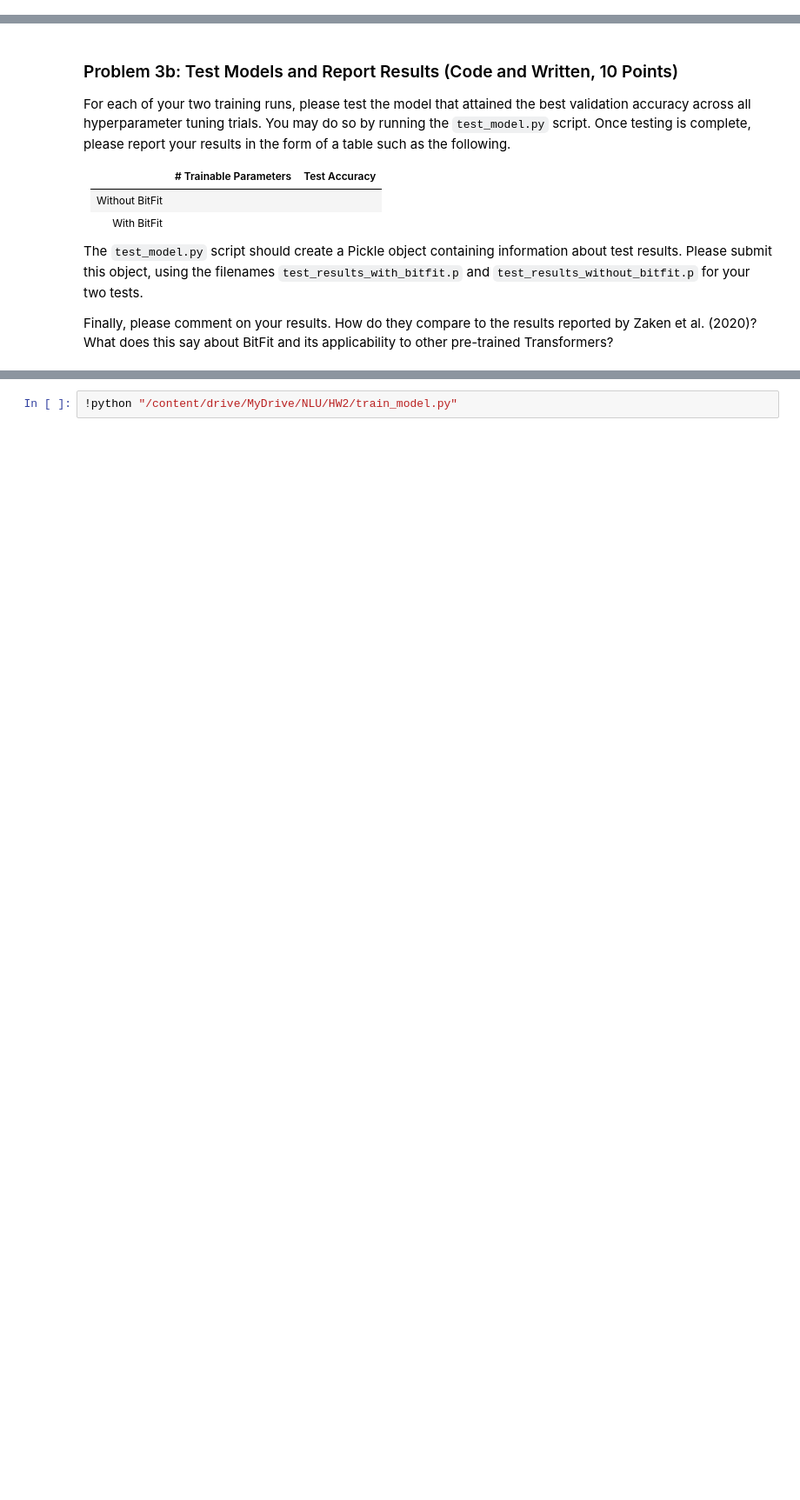
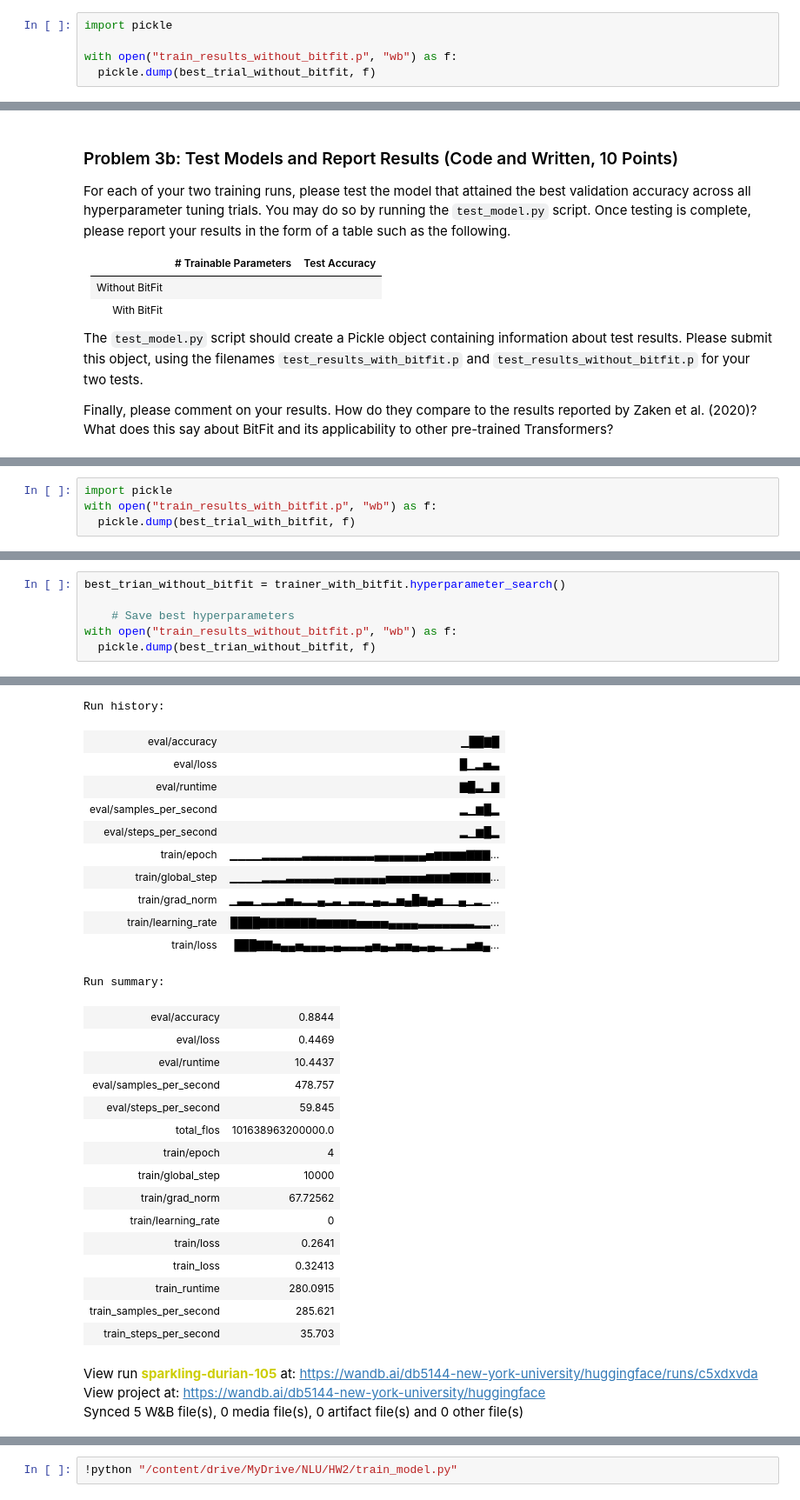
Before and after one commit to Deepali-BK/nlu_s25, a Jupyter notebook: hw2/hw2-pset.ipynb, the cells around one changed output, grey strips where cells are left out. Shown at 87% size. Cells and saved outputs as stored; diff of their text form; blank space fills up the shorter version.

```diff
--- a/hw2/hw2-pset.ipynb
+++ b/hw2/hw2-pset.ipynb
@@ -320,3 +310,8 @@ with open("train_results_without_bitfit.p", "wb") as f:
+# %%
+import pickle
+
+with open("train_results_without_bitfit.p", "wb") as f:
+  pickle.dump(best_trial_without_bitfit, f)
 # %%
 eval_checkpoint_directory = "/content/checkpoints/1/checkpoint-5000"
 #/content/checkpoints/run-1742097961/checkpoint-5000
@@ -381,0 +456,4 @@ Finally, please comment on your results. How do they compare to the results repo
+# %%
+import pickle
+with open("train_results_with_bitfit.p", "wb") as f:
+  pickle.dump(best_trial_with_bitfit, f)
@@ -381,0 +481,7 @@ Finally, please comment on your results. How do they compare to the results repo
+# %%
+best_trian_without_bitfit = trainer_with_bitfit.hyperparameter_search()
+
+    # Save best hyperparameters
+with open("train_results_without_bitfit.p", "wb") as f:
+  pickle.dump(best_trian_without_bitfit, f)
+# %% [output]
@@ -381,0 +492,30 @@ Finally, please comment on your results. How do they compare to the results repo
+Run history:
+| eval/accuracy | ▁██▇█ |
+| eval/loss | █▁▂▅▃ |
+| eval/runtime | ▇█▃▁▇ |
+| eval/samples_per_second | ▂▁▆█▂ |
+| eval/steps_per_second | ▂▁▆█▂ |
+| train/epoch | ▁▁▁▁▂▂▂▂▂▃▃▃▃▃▃▃▃▃▄▄▄▄▄▄▄▅▆▆▆▆▇▇▇... |
+| train/global_step | ▁▁▁▁▂▂▂▃▃▃▃▃▃▄▄▄▄▄▄▄▅▅▅▅▅▆▆▆▇▇▇▇▇... |
+| train/grad_norm | ▁▃▃▁▂▂▃▅▃▂▂▄▂▃▁▃▃▂▄▃▂▅▄█▆▄▅▁▁▄▁▂▁... |
+| train/learning_rate | ████▇▇▇▇▇▇▇▆▆▆▆▆▅▅▅▅▄▄▄▄▃▃▃▃▃▃▃▂▂... |
+| train/loss | ███▇▇▅▄▄▅▄▄▄▃▄▃▃▃▄▅▄▃▅▅▄▃▄▃▁▂▂▅▆▄... |
+Run summary:
+| eval/accuracy | 0.8844 |
+| eval/loss | 0.4469 |
+| eval/runtime | 10.4437 |
+| eval/samples_per_second | 478.757 |
+| eval/steps_per_second | 59.845 |
+| total_flos | 101638963200000.0 |
+| train/epoch | 4 |
+| train/global_step | 10000 |
+| train/grad_norm | 67.72562 |
+| train/learning_rate | 0 |
+| train/loss | 0.2641 |
+| train_loss | 0.32413 |
+| train_runtime | 280.0915 |
+| train_samples_per_second | 285.621 |
+| train_steps_per_second | 35.703 |
+View run sparkling-durian-105 at: https://wandb.ai/db5144-new-york-university/huggingface/runs/c5xdxvda
+View project at: https://wandb.ai/db5144-new-york-university/huggingface
+Synced 5 W&B file(s), 0 media file(s), 0 artifact file(s) and 0 other file(s)
```
Also changed, not shown: parts of 23 cells of this notebook.
